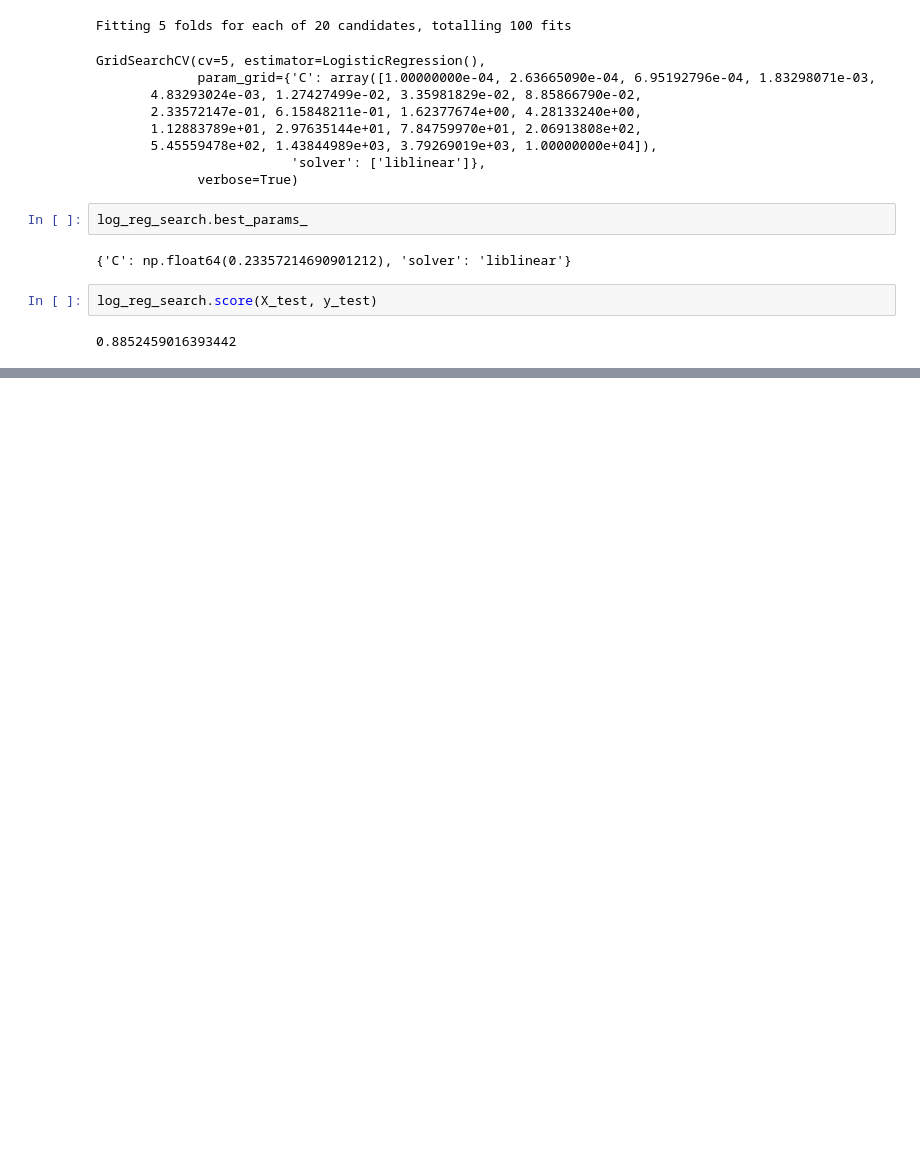
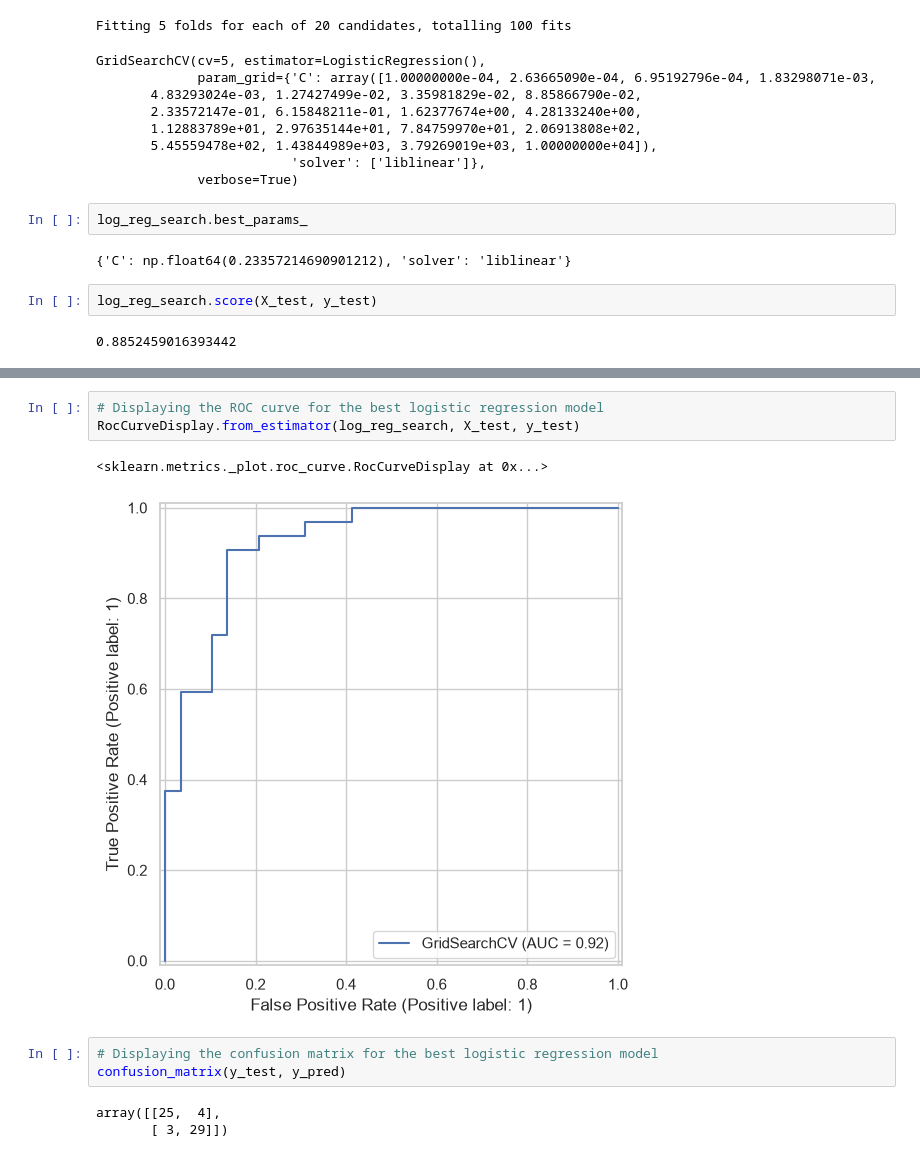
Before and after one commit to bmg1mike/heart-disease-prediction, a Jupyter notebook: src/heart_disease_project/main.ipynb, the cells around one changed output, grey strips where cells are left out. Drawn from its saved outputs; the diff is of its cells as text; blank space fills up the shorter version.

```diff
--- a/src/heart_disease_project/main.ipynb
+++ b/src/heart_disease_project/main.ipynb
@@ -369,0 +380,12 @@ log_reg_search.score(X_test, y_test)
+# %%
+# Displaying the ROC curve for the best logistic regression model
+RocCurveDisplay.from_estimator(log_reg_search, X_test, y_test)
+# %% [output]
+<sklearn.metrics._plot.roc_curve.RocCurveDisplay at 0x...>
+[figure, added]
+# %%
+# Displaying the confusion matrix for the best logistic regression model
+confusion_matrix(y_test, y_pred)
+# %% [output]
+array([[25,  4],
+       [ 3, 29]])
```
Also changed, not shown: parts of 11 cells of this notebook.
